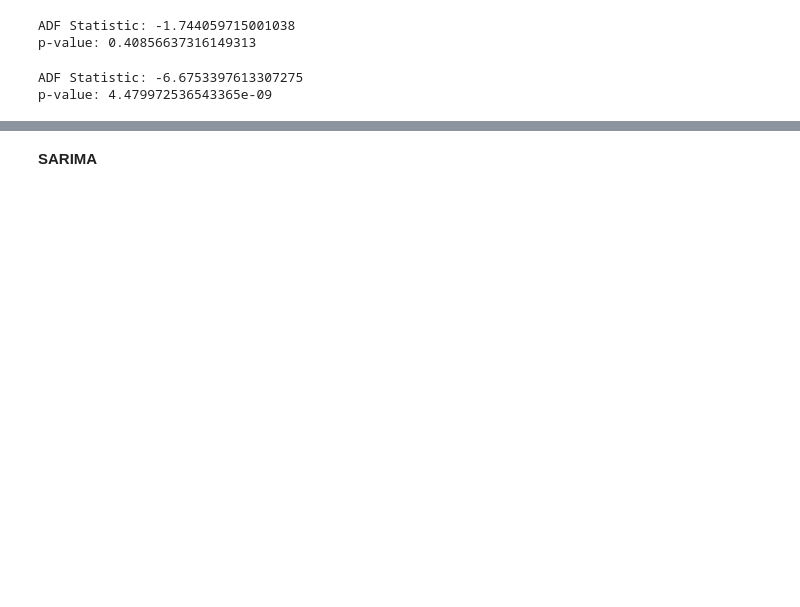
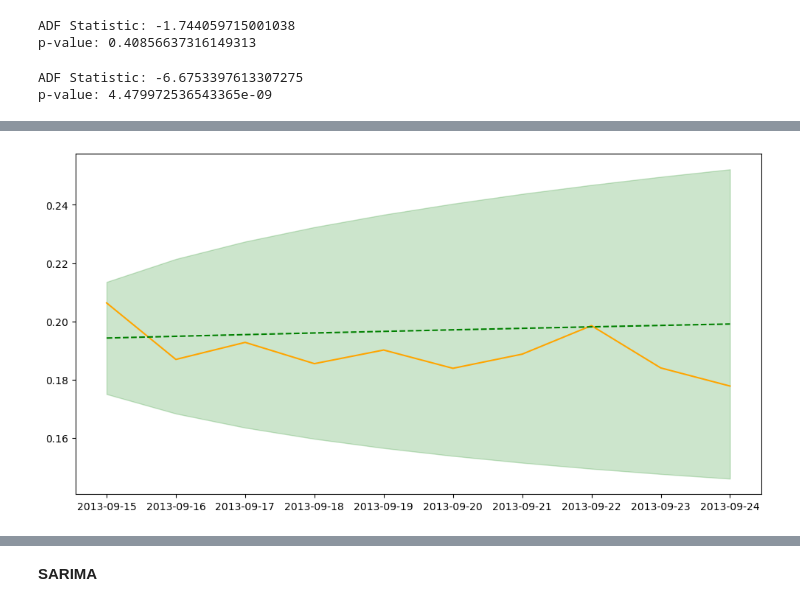
Before and after one commit to chowfi/electricity_demand_forecasting, a Jupyter notebook: notebooks/models.ipynb, the cells around one changed output, grey strips where cells are left out. Cells and saved outputs as stored; diff of their text form; code cells hidden in the pictures; blank space fills up the shorter version.

```diff
--- a/notebooks/models.ipynb
+++ b/notebooks/models.ipynb
@@ -439,0 +468,8 @@ Evaluation Metrics:
+# %%
+plt.figure(figsize=(12, 6))
+plt.plot(test_series.index[:10], test_series.iloc[:10], label='Test', color='orange')
+plt.plot(test_series.index[:10], forecast_values[:10], label='Forecast', linestyle='--', color='green')
+plt.fill_between(test_series.index[:10], conf_int[:10, 0], conf_int[:10, 1], color='green', alpha=0.2, label='Confidence Interval')
+plt.show()
+# %% [output]
+[figure, added]
```
Also changed, not shown: parts of 10 cells of this notebook.
